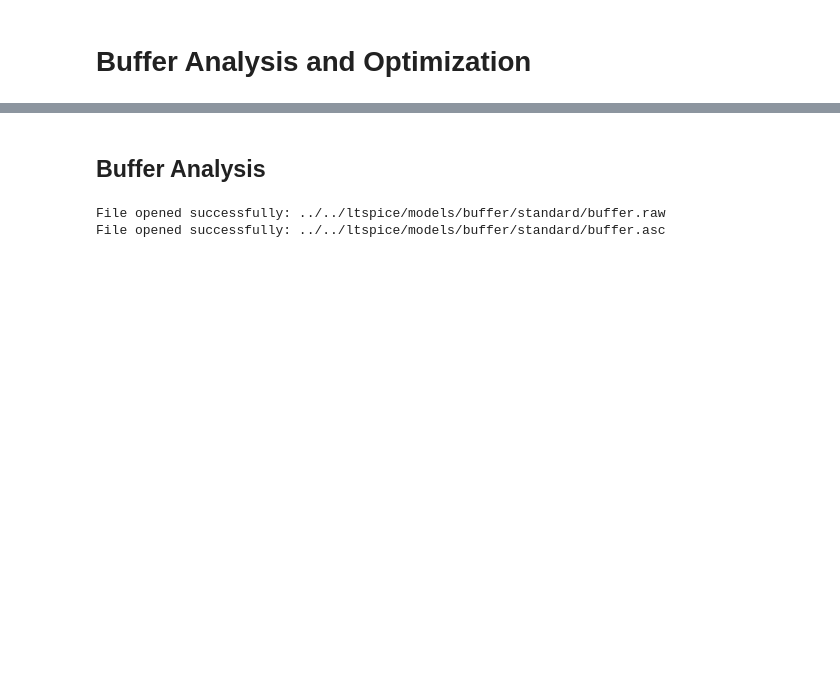
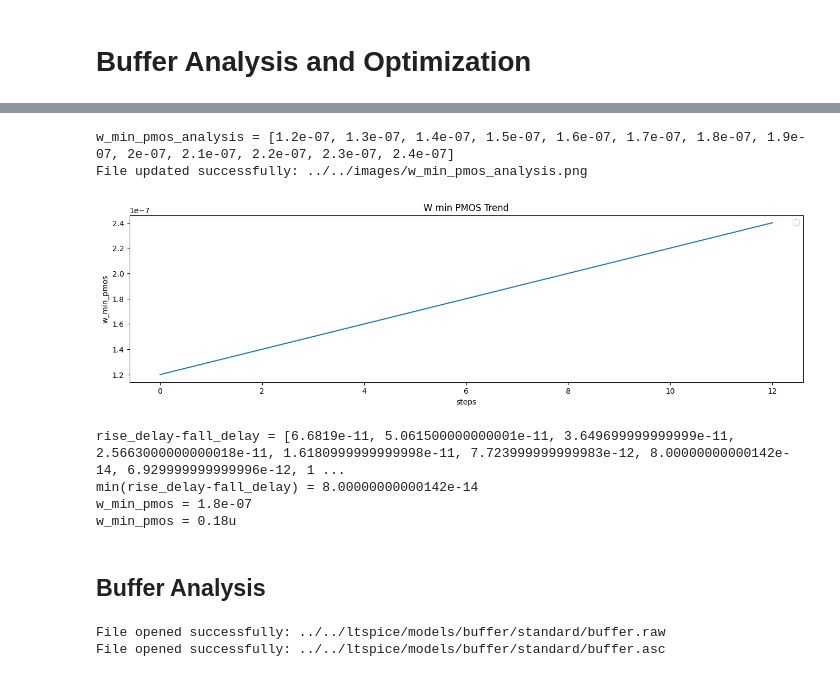
Before and after one commit to gubbriaco/buffer-analysis, a Jupyter notebook: python/buffer-analysis/buffer_analysis.ipynb, the cells around one changed output, grey strips where cells are left out. Cells and saved outputs as stored; diff of their text form; code cells hidden in the pictures; blank space fills up the shorter version.

```diff
--- a/python/buffer-analysis/buffer_analysis.ipynb
+++ b/python/buffer-analysis/buffer_analysis.ipynb
@@ -16,3 +74,66 @@ from models.ops import load, energy_connected, energy_disconnected, rise_delay_c
+# %%
+minimum_inverter_sizing_analysis_log_file_path = f"./{minimum_inverter_sizing_analysis_log}"
+
+with open(minimum_inverter_sizing_analysis_log_file_path, "r") as file:
+    content = file.read()
+
+
+w_min_pmos_analysis_data = re.search(w_min_pmos_analysis_pattern, content, re.DOTALL).group(1)
+rise_delay_minimum_inverter_sizing_analysis_data = re.search(rise_delay_connected_pattern, content, re.DOTALL).group(1)
+fall_delay_minimum_inverter_sizing_analysis_data = re.search(fall_delay_connected_pattern, content, re.DOTALL).group(1)
+
+w_min_pmos_analysis_lines = w_min_pmos_analysis_data.strip().split('\n')[1:]
+rise_delay_minimum_inverter_sizing_analysis_lines = rise_delay_minimum_inverter_sizing_analysis_data.strip().split('\n')[1:]
+fall_delay_minimum_inverter_sizing_analysis_lines = fall_delay_minimum_inverter_sizing_analysis_data.strip().split('\n')[1:]
+
+
+w_min_pmos_analysis = [float(line.split('\t')[1]) for line in w_min_pmos_analysis_lines]
+print(f'w_min_pmos_analysis = {w_min_pmos_analysis}')
+plt.figure(figsize=(16, 4))
+plt.legend(['w_min_pmos_analysis'])
+plt.plot(w_min_pmos_analysis, label='w_min_pmos_analysis')
+plt.ylabel('w_min_pmos'); plt.xlabel('steps'); plt.title('W min PMOS Trend')
+w_min_pmos_analysis_path_image = os.path.join(images, "w_min_pmos_analysis.png")
+check_output_image(w_min_pmos_analysis_path_image)
+plt.savefig(w_min_pmos_analysis_path_image)
+plt.show()
+
+rise_delay_minimum_inverter_sizing_analysis = [float(line.split('\t')[1]) for line in rise_delay_minimum_inverter_sizing_analysis_lines]
+
+fall_delay_minimum_inverter_sizing_analysis = [float(line.split('\t')[1]) for line in fall_delay_minimum_inverter_sizing_analysis_lines]
+
+
+diff_delay = [-1] * len(rise_delay_minimum_inverter_sizing_analysis) if len(rise_delay_minimum_inverter_sizing_analysis)==len(fall_delay_minimum_inverter_sizing_analysis) else -1
+i = 0
+for rise_delay, fall_delay in zip(rise_delay_minimum_inverter_sizing_analysis, fall_delay_minimum_inverter_sizing_analysis):
+    diff_delay[i] = abs(rise_delay-fall_delay)
+    i = i+1
+print(f'rise_delay-fall_delay = {diff_delay}')
+
+i_min_diff = 0
+min_diff = diff_delay[i_min_diff]
+for i in range(len(diff_delay)):
+    if diff_delay[i] < min_diff:
+        i_min_diff = i
+        min_diff = diff_delay[i]
+print(f'min(rise_delay-fall_delay) = {min_diff}')
+
+w_min_pmos_value = 0
+for i in range(len(w_min_pmos_analysis)):
+    if i == i_min_diff:
+        w_min_pmos_value = w_min_pmos_analysis[i]
+print(f'w_min_pmos = {w_min_pmos_value}')
+w_min_pmos = to_order(w_min_pmos_value, Order.MICRO)
+w_min_pmos = str(w_min_pmos) + 'u'
+print(f'w_min_pmos = {w_min_pmos}')
+# %% [output]
+w_min_pmos_analysis = [1.2e-07, 1.3e-07, 1.4e-07, 1.5e-07, 1.6e-07, 1.7e-07, 1.8e-07, 1.9e-07, 2e-07, 2.1e-07, 2.2e-07, 2.3e-07, 2.4e-07]
+File updated successfully: ../../images/w_min_pmos_analysis.png
+[figure, added]
+rise_delay-fall_delay = [6.6819e-11, 5.061500000000001e-11, 3.649699999999999e-11, 2.5663000000000018e-11, 1.6180999999999998e-11, 7.723999999999983e-12, 8.00000000000142e-14, 6.929999999999996e-12, 1 ...
+min(rise_delay-fall_delay) = 8.00000000000142e-14
+w_min_pmos = 1.8e-07
+w_min_pmos = 0.18u
 # %% [markdown]
 <h2>Buffer Analysis</h2>
 # %%
```
Also changed, not shown: parts of 14 cells of this notebook, 47 other files.
